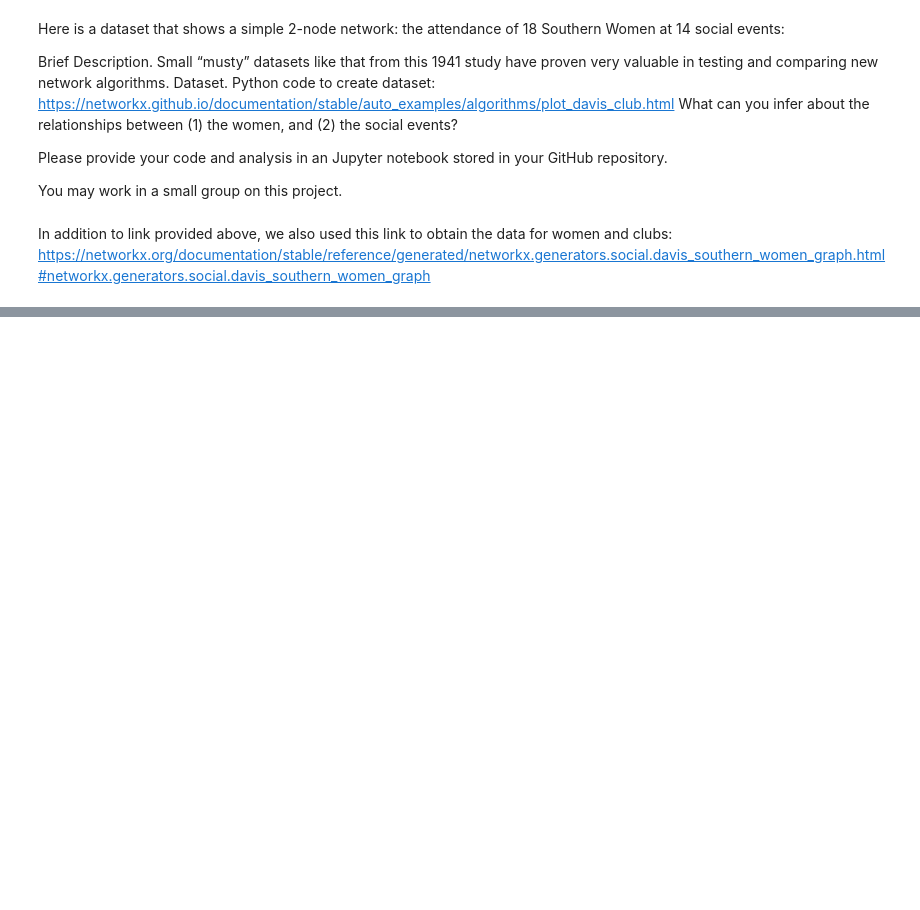
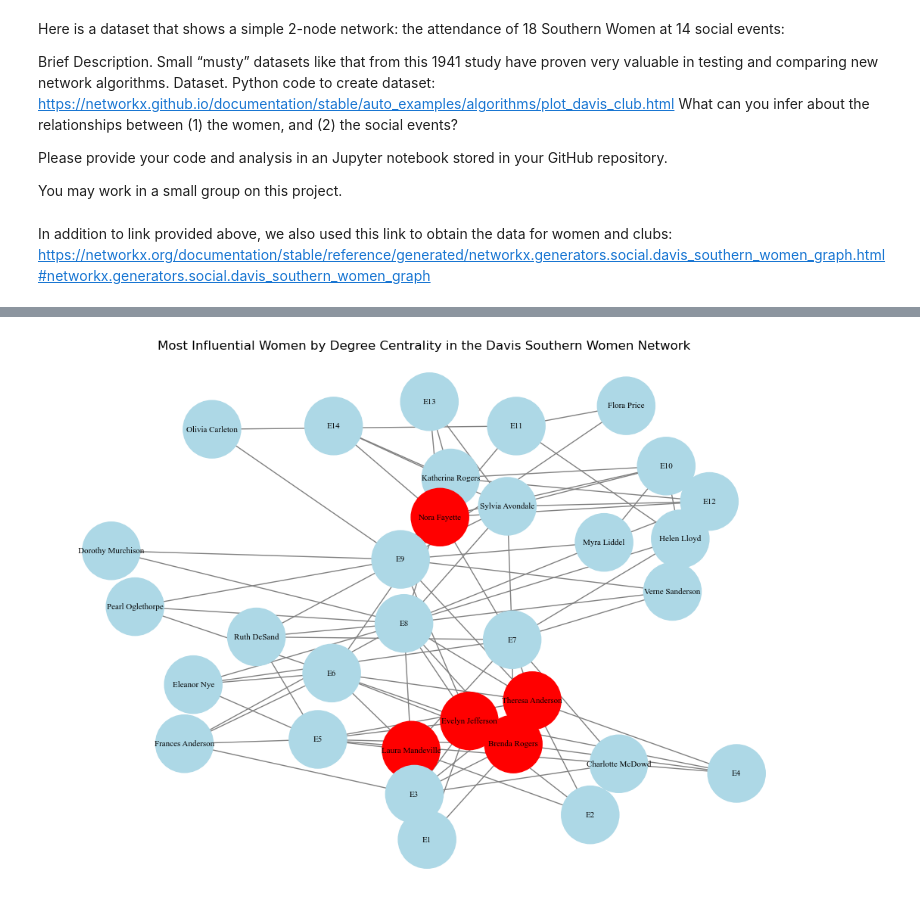
Before and after one commit to moham6839/Data_620_Web_Analytics, a Jupyter notebook: Week_6_Assignment/Week 6 Assignment - Data Sets.ipynb, the cells around one changed output, grey strips where cells are left out. Cells and saved outputs as stored; diff of their text form; code cells hidden in the pictures; blank space fills up the shorter version.

```diff
--- a/Week_6_Assignment/Week 6 Assignment - Data Sets.ipynb
+++ b/Week_6_Assignment/Week 6 Assignment - Data Sets.ipynb
@@ -176,0 +79,7 @@ G.graph
+# %%
+# Compute degree centrality for all nodes
+degree_centrality = nx.degree_centrality(G)
+
+# Separate by node type
+women_degree_centrality = {k: v for k, v in degree_centrality.items() if k in women}
+clubs_degree_centrality = {k: v for k, v in degree_centrality.items() if k in clubs}
@@ -176,0 +335,12 @@ G.graph
+# %%
+# Sort events by each measure
+top5_women_degree = sorted(women, key=lambda x: degree_centrality[x], reverse=True)[:5]
+top5_women_betweenness = sorted(women, key=lambda x: betweenness_centrality[x], reverse=True)[:5]
+top5_women_closeness = sorted(women, key=lambda x: closeness_centrality[x], reverse=True)[:5]
+top5_women_eigenvector = sorted(women, key=lambda x: eigenvector_centrality[x], reverse=True)[:5]
+
+# Display results
+print("Top 5 Influential Women by Degree Centrality** (Most attended):", top5_women_degree)
+print("Top 5 Influential Women by Betweenness Centrality** (Bridges between groups):", top5_women_betweenness)
+print("Top 5 Influential Women by Closeness Centrality** (Bridges between groups):", top5_women_closeness)
+print("Top 5 Influential Women by Eigenvector Centrality** (Most influential):", top5_women_eigenvector)
@@ -176,0 +352,12 @@ G.graph
+# %%
+# Assign colors: Highly central events = red, others = lightblue
+clubs_colors = ["red" if node in top5_women_degree else "lightblue" for node in G.nodes()]
+
+# Draw the bipartite network
+plt.figure(figsize=(10, 7))
+nx.draw(G, with_labels=True, node_color=clubs_colors, edge_color="gray", node_size=3000, font_size=8,
+        font_family="Times New Roman")
+plt.title("Most Influential Women by Degree Centrality in the Davis Southern Women Network")
+plt.show()
+# %% [output]
+[figure, added]
```
Also changed, not shown: parts of 53 cells of this notebook.
